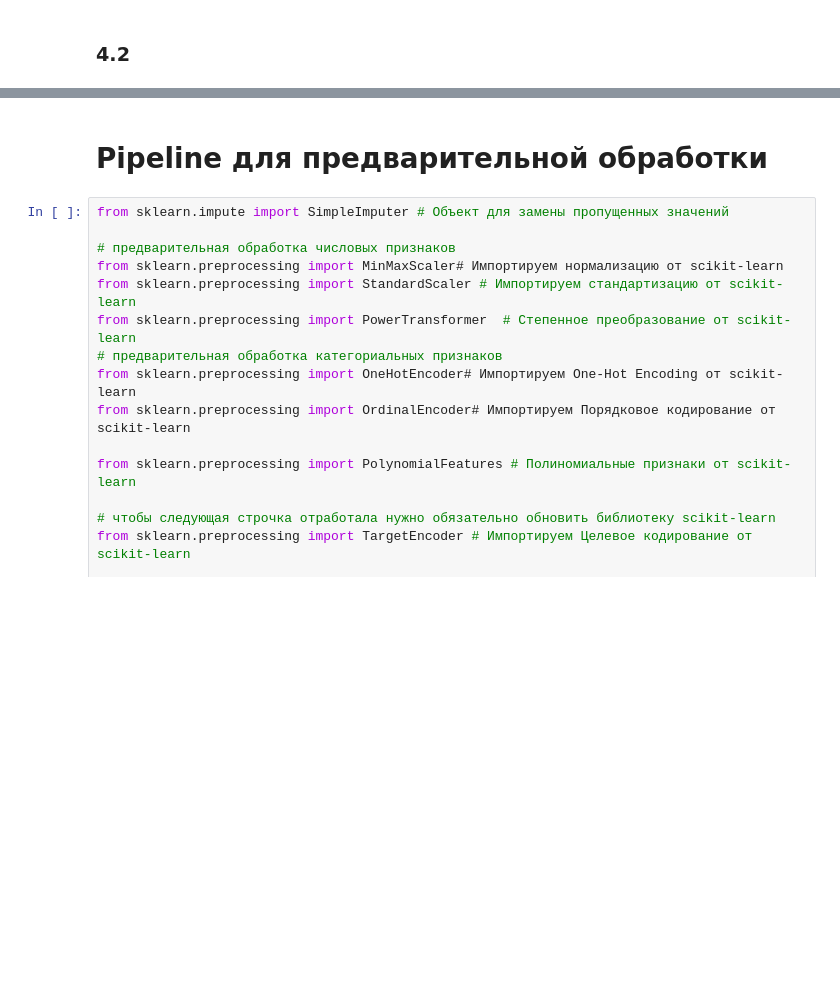
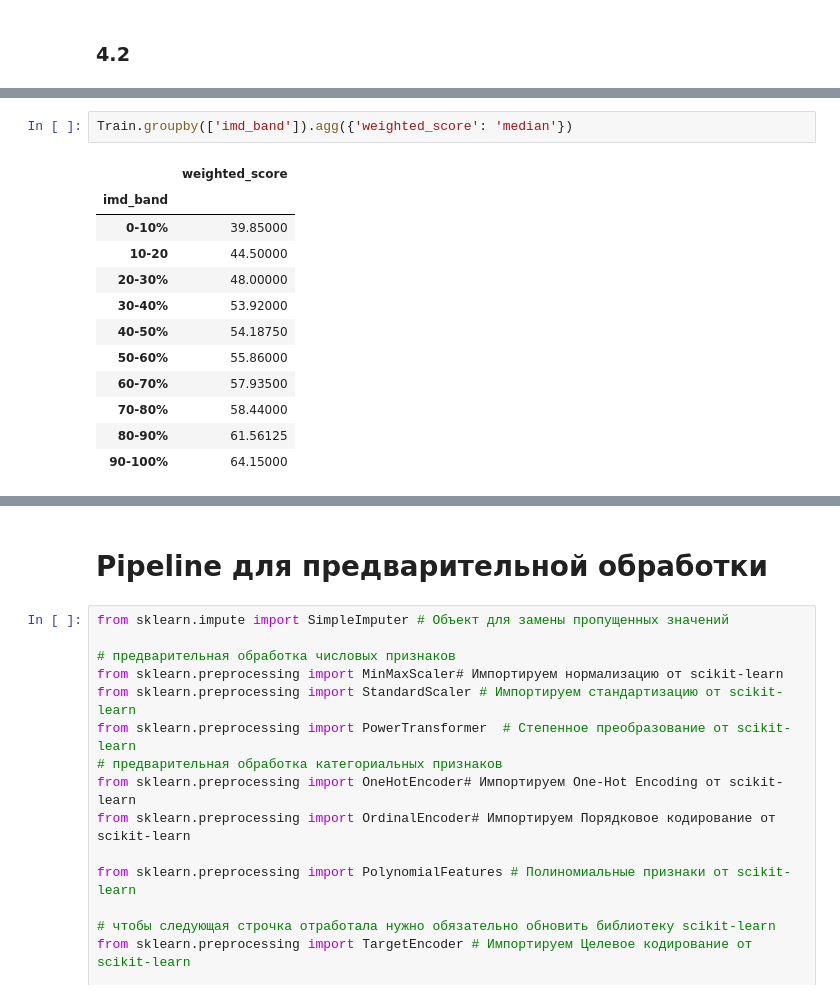
Before and after one commit to AntonGitOrlov/Data_Science, a Jupyter notebook: "Библиотеки_Python_для_работы_с_данными_самостоятельная_работа"_ОрловАВ.ipynb, the cells around one changed output, grey strips where cells are left out. Drawn from its saved outputs; the diff is of its cells as text; blank space fills up the shorter version.

```diff
--- a/"Библиотеки_Python_для_работы_с_данными_самостоятельная_работа"_ОрловАВ.ipynb
+++ b/"Библиотеки_Python_для_работы_с_данными_самостоятельная_работа"_ОрловАВ.ipynb
@@ -957,0 +1037,15 @@ Train[num_columns].corr().style.background_gradient(cmap = 'YlOrRd', # наш ц
+# %%
+Train.groupby(['imd_band']).agg({'weighted_score': 'median'})
+# %% [output]
+|  | weighted_score |
+| imd_band |  |
+| 0-10% | 39.85000 |
+| 10-20 | 44.50000 |
+| 20-30% | 48.00000 |
+| 30-40% | 53.92000 |
+| 40-50% | 54.18750 |
+| 50-60% | 55.86000 |
+| 60-70% | 57.93500 |
+| 70-80% | 58.44000 |
+| 80-90% | 61.56125 |
+| 90-100% | 64.15000 |
```
Also changed, not shown: parts of 39 cells of this notebook.
